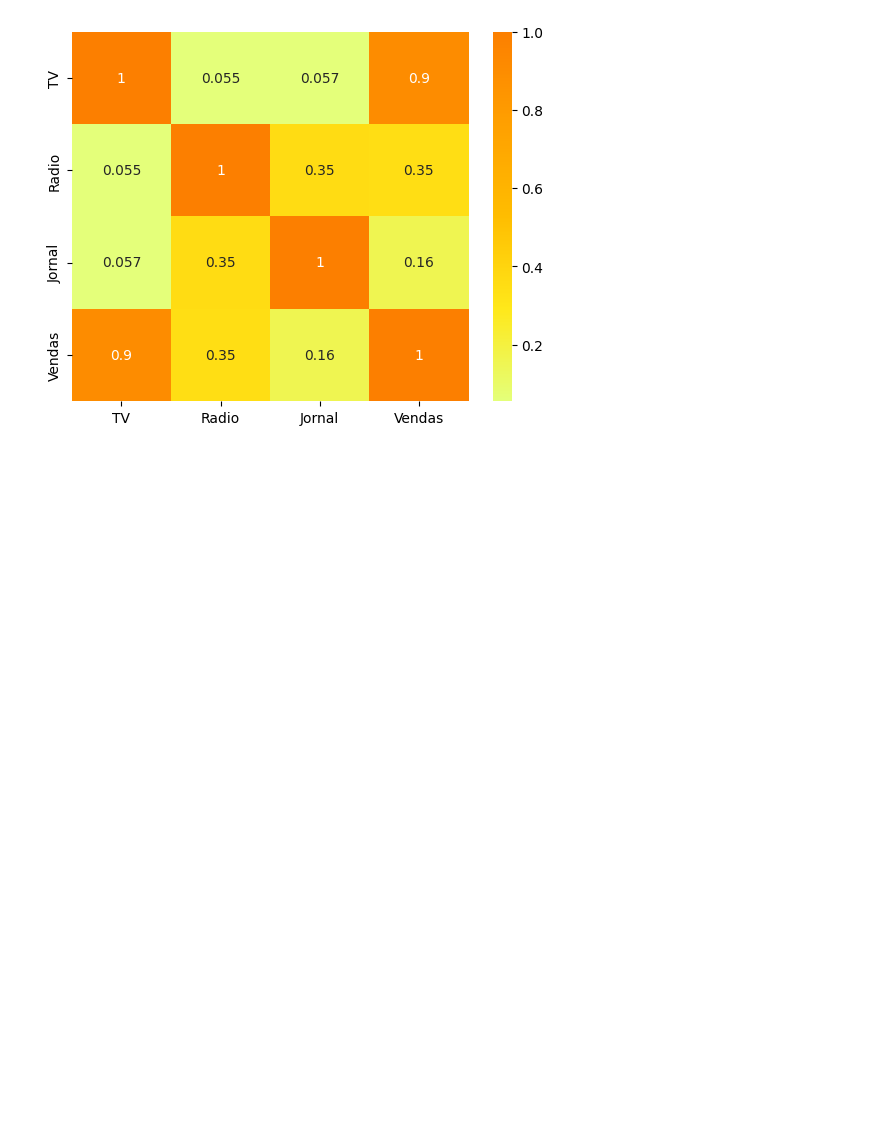
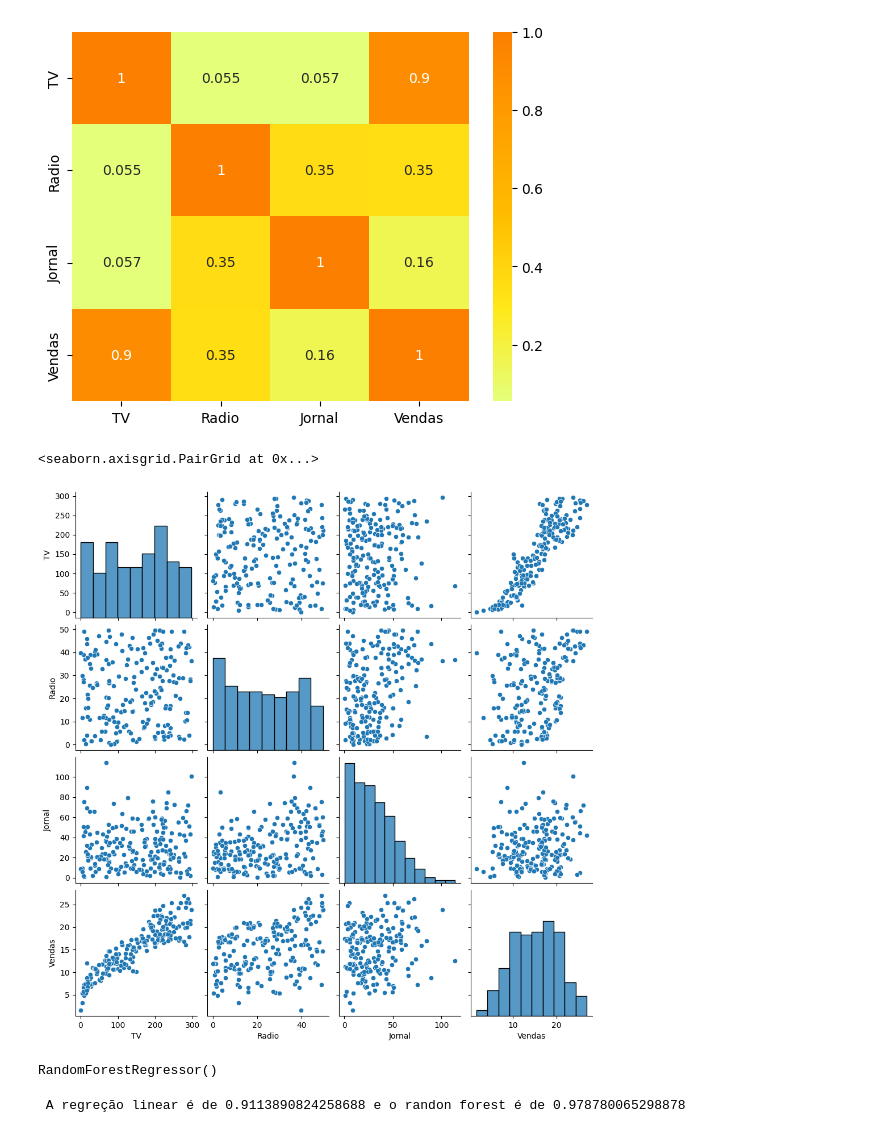
Before and after one commit to Marlon-Santiago/Provis-o_de_Vendas, a Jupyter notebook: Previsao_Vendas.ipynb, the cells around one changed output. Saved outputs shown, nothing was run; the diff lists cells and outputs as text; code cells hidden in the pictures; blank space fills up the shorter version.

Commit message:
update
separando os dados em X e Y, usando 2 modelos de inteligência artificial escolhendo qual das 2 inteligências é mais efetiva para minha análise

```diff
--- a/Previsao_Vendas.ipynb
+++ b/Previsao_Vendas.ipynb
@@ -17,3 +21,8 @@ sns.heatmap(dados.corr(), cmap = 'Wistia', annot = True)
 # %% [output]
 <AxesSubplot:>
 [figure]
+# %%
+sns.pairplot(dados)
+# %% [output]
+<seaborn.axisgrid.PairGrid at 0x...>
+[figure, added]
@@ -19,0 +36,15 @@ sns.heatmap(dados.corr(), cmap = 'Wistia', annot = True)
+# %%
+modelo_regresssaolinear = LinearRegression()
+modelo_randonforest = RandomForestRegressor()
+
+modelo_regresssaolinear.fit(x_treino, y_treino)
+modelo_randonforest.fit(x_treino, y_treino)
+# %% [output]
+RandomForestRegressor()
+# %%
+previsao_regreçaolinear = modelo_regresssaolinear.predict(x_teste)
+previsao_randomforest = modelo_randonforest.predict(x_teste)
+
+print(f' A regreção linear é de {metrics.r2_score(y_teste, previsao_regreçaolinear)} e o randon forest é de {metrics.r2_score(y_teste, previsao_randomforest)}')
+# %% [output]
+ A regreção linear é de 0.9113890824258688 e o randon forest é de 0.978780065298878
```
Also changed, not shown: parts of 2 cells of this notebook.
